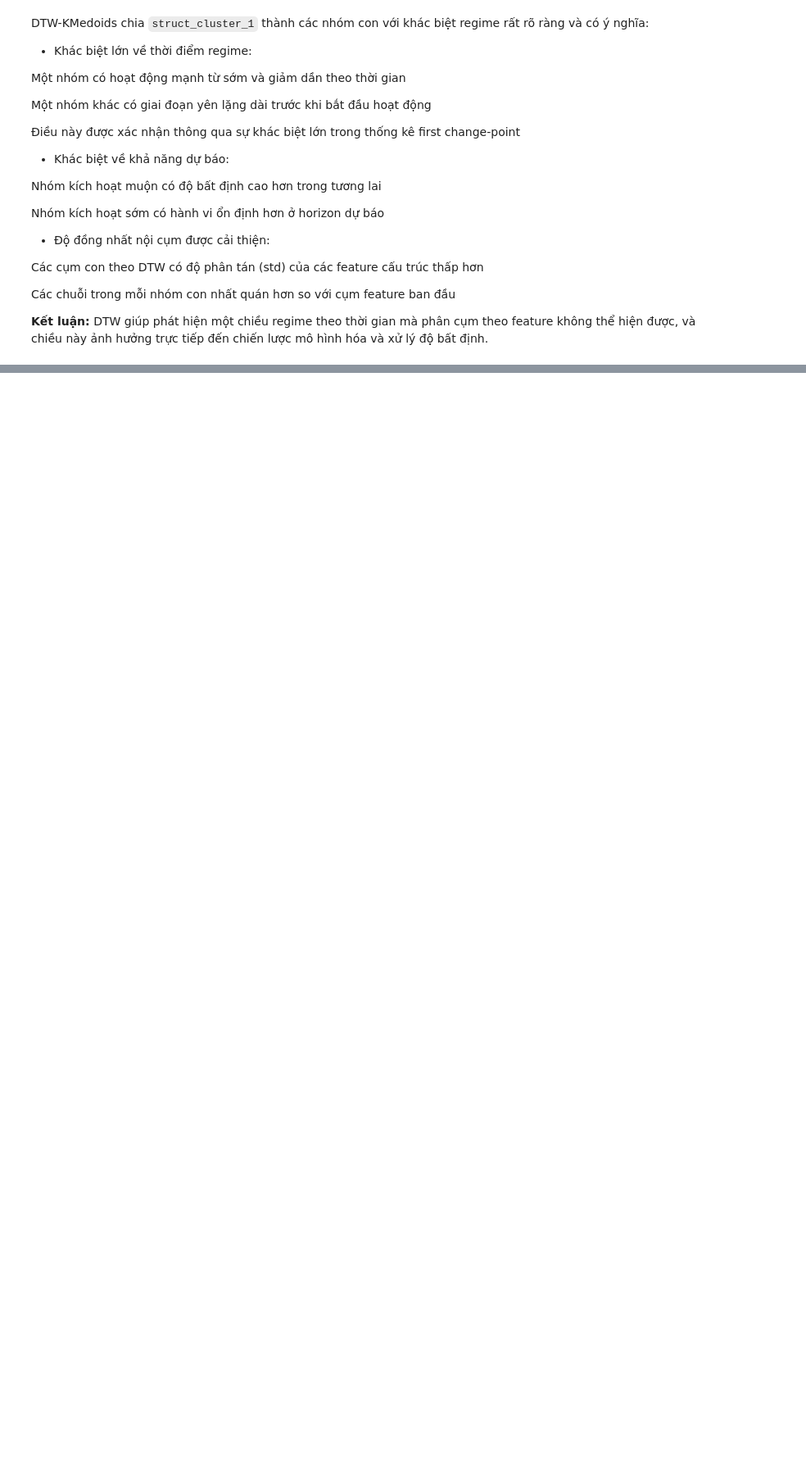
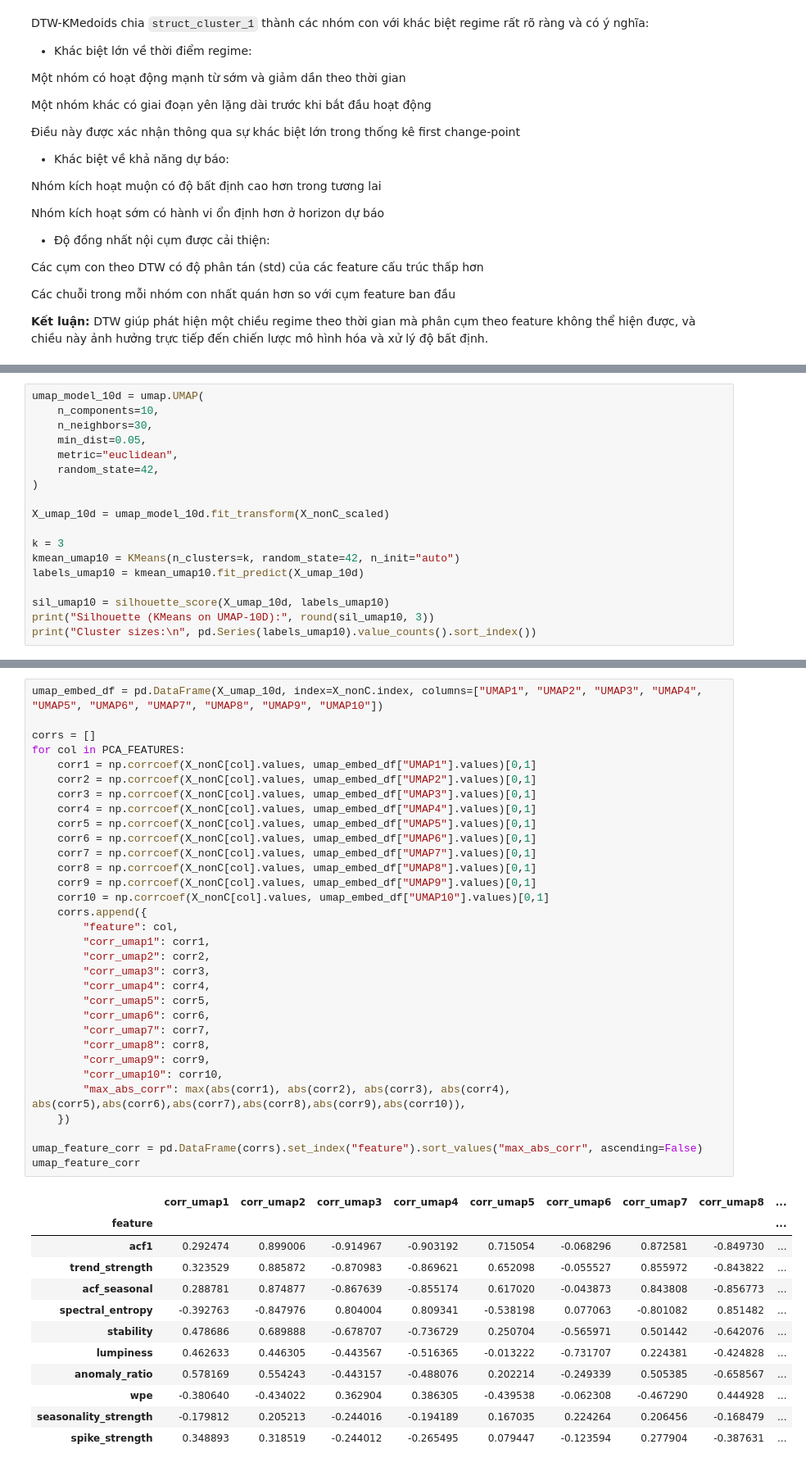
Before and after one commit to hannahnguyen14/skill-practice, a Jupyter notebook: clustering_demo.ipynb, the cells around one changed output, grey strips where cells are left out. Shown at 82% size. Drawn from its saved outputs; the diff is of its cells as text; blank space fills up the shorter version.

```diff
--- a/clustering_demo.ipynb
+++ b/clustering_demo.ipynb
@@ -1428,0 +1806,18 @@ DTW giúp phát hiện một chiều regime theo thời gian mà phân cụm the
+# %%
+umap_model_10d = umap.UMAP(
+    n_components=10,
+    n_neighbors=30,
+    min_dist=0.05,
+    metric="euclidean",
+    random_state=42,
+)
+
+X_umap_10d = umap_model_10d.fit_transform(X_nonC_scaled)
+
+k = 3
+kmean_umap10 = KMeans(n_clusters=k, random_state=42, n_init="auto")
+labels_umap10 = kmean_umap10.fit_predict(X_umap_10d)
+
+sil_umap10 = silhouette_score(X_umap_10d, labels_umap10)
+print("Silhouette (KMeans on UMAP-10D):", round(sil_umap10, 3))
+print("Cluster sizes:\n", pd.Series(labels_umap10).value_counts().sort_index())
@@ -1428,0 +1860,45 @@ DTW giúp phát hiện một chiều regime theo thời gian mà phân cụm the
+# %%
+umap_embed_df = pd.DataFrame(X_umap_10d, index=X_nonC.index, columns=["UMAP1", "UMAP2", "UMAP3", "UMAP4", "UMAP5", "UMAP6", "UMAP7", "UMAP8", "UMAP9", "UMAP10"])
+
+corrs = []
+for col in PCA_FEATURES:
+    corr1 = np.corrcoef(X_nonC[col].values, umap_embed_df["UMAP1"].values)[0,1]
+    corr2 = np.corrcoef(X_nonC[col].values, umap_embed_df["UMAP2"].values)[0,1]
+    corr3 = np.corrcoef(X_nonC[col].values, umap_embed_df["UMAP3"].values)[0,1]
+    corr4 = np.corrcoef(X_nonC[col].values, umap_embed_df["UMAP4"].values)[0,1]
+    corr5 = np.corrcoef(X_nonC[col].values, umap_embed_df["UMAP5"].values)[0,1]
+    corr6 = np.corrcoef(X_nonC[col].values, umap_embed_df["UMAP6"].values)[0,1]
+    corr7 = np.corrcoef(X_nonC[col].values, umap_embed_df["UMAP7"].values)[0,1]
+    corr8 = np.corrcoef(X_nonC[col].values, umap_embed_df["UMAP8"].values)[0,1]
+    corr9 = np.corrcoef(X_nonC[col].values, umap_embed_df["UMAP9"].values)[0,1]
+    corr10 = np.corrcoef(X_nonC[col].values, umap_embed_df["UMAP10"].values)[0,1]
+    corrs.append({
+        "feature": col,
+        "corr_umap1": corr1,
+        "corr_umap2": corr2,
+        "corr_umap3": corr3,
+        "corr_umap4": corr4,
+        "corr_umap5": corr5,
+        "corr_umap6": corr6,
+        "corr_umap7": corr7,
+        "corr_umap8": corr8,
+        "corr_umap9": corr9,
+        "corr_umap10": corr10,
+        "max_abs_corr": max(abs(corr1), abs(corr2), abs(corr3), abs(corr4), abs(corr5),abs(corr6),abs(corr7),abs(corr8),abs(corr9),abs(corr10)),
+    })
+
+umap_feature_corr = pd.DataFrame(corrs).set_index("feature").sort_values("max_abs_corr", ascending=False)
+umap_feature_corr
+# %% [output]
+|  | corr_umap1 | corr_umap2 | corr_umap3 | corr_umap4 | corr_umap5 | corr_umap6 | corr_umap7 | corr_umap8 | ... |
+| feature |  |  |  |  |  |  |  |  | ... |
+| acf1 | 0.292474 | 0.899006 | -0.914967 | -0.903192 | 0.715054 | -0.068296 | 0.872581 | -0.849730 | ... |
+| trend_strength | 0.323529 | 0.885872 | -0.870983 | -0.869621 | 0.652098 | -0.055527 | 0.855972 | -0.843822 | ... |
+| acf_seasonal | 0.288781 | 0.874877 | -0.867639 | -0.855174 | 0.617020 | -0.043873 | 0.843808 | -0.856773 | ... |
+| spectral_entropy | -0.392763 | -0.847976 | 0.804004 | 0.809341 | -0.538198 | 0.077063 | -0.801082 | 0.851482 | ... |
+| stability | 0.478686 | 0.689888 | -0.678707 | -0.736729 | 0.250704 | -0.565971 | 0.501442 | -0.642076 | ... |
+| lumpiness | 0.462633 | 0.446305 | -0.443567 | -0.516365 | -0.013222 | -0.731707 | 0.224381 | -0.424828 | ... |
+| anomaly_ratio | 0.578169 | 0.554243 | -0.443157 | -0.488076 | 0.202214 | -0.249339 | 0.505385 | -0.658567 | ... |
+| wpe | -0.380640 | -0.434022 | 0.362904 | 0.386305 | -0.439538 | -0.062308 | -0.467290 | 0.444928 | ... |
+| seasonality_strength | -0.179812 | 0.205213 | -0.244016 | -0.194189 | 0.167035 | 0.224264 | 0.206456 | -0.168479 | ... |
+| spike_strength | 0.348893 | 0.318519 | -0.244012 | -0.265495 | 0.079447 | -0.123594 | 0.277904 | -0.387631 | ... |
```
Also changed, not shown: parts of 118 cells of this notebook.
